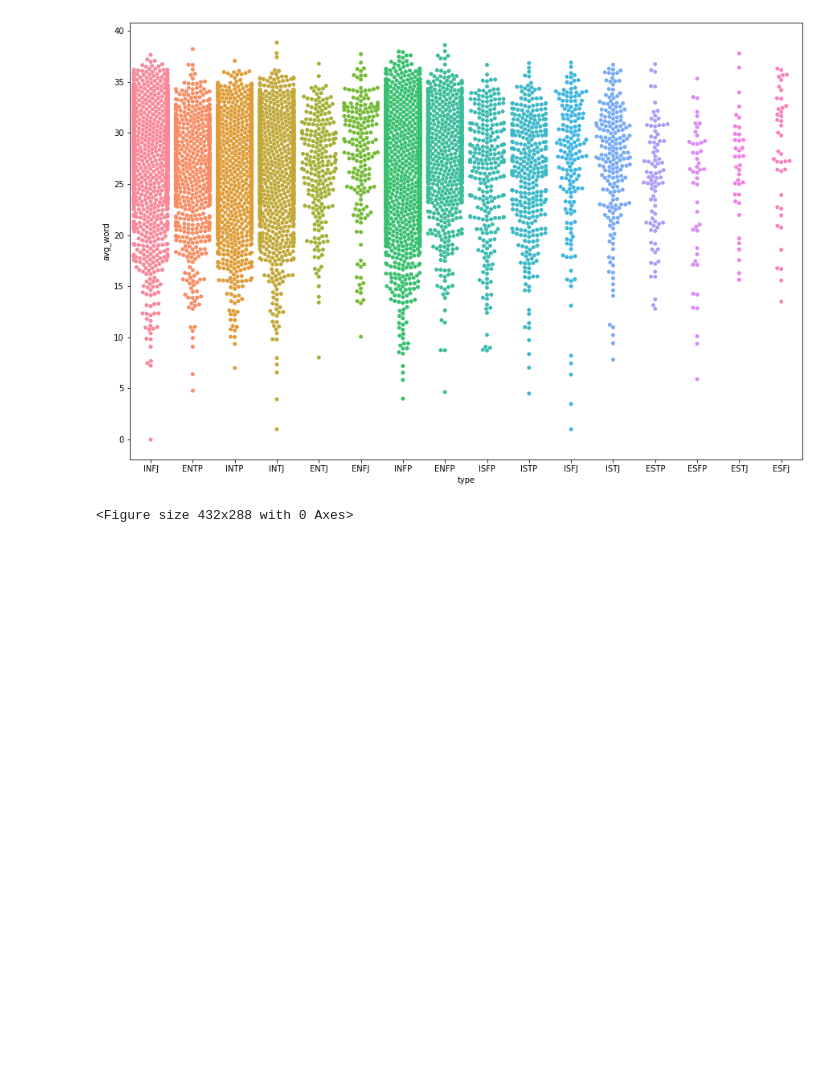
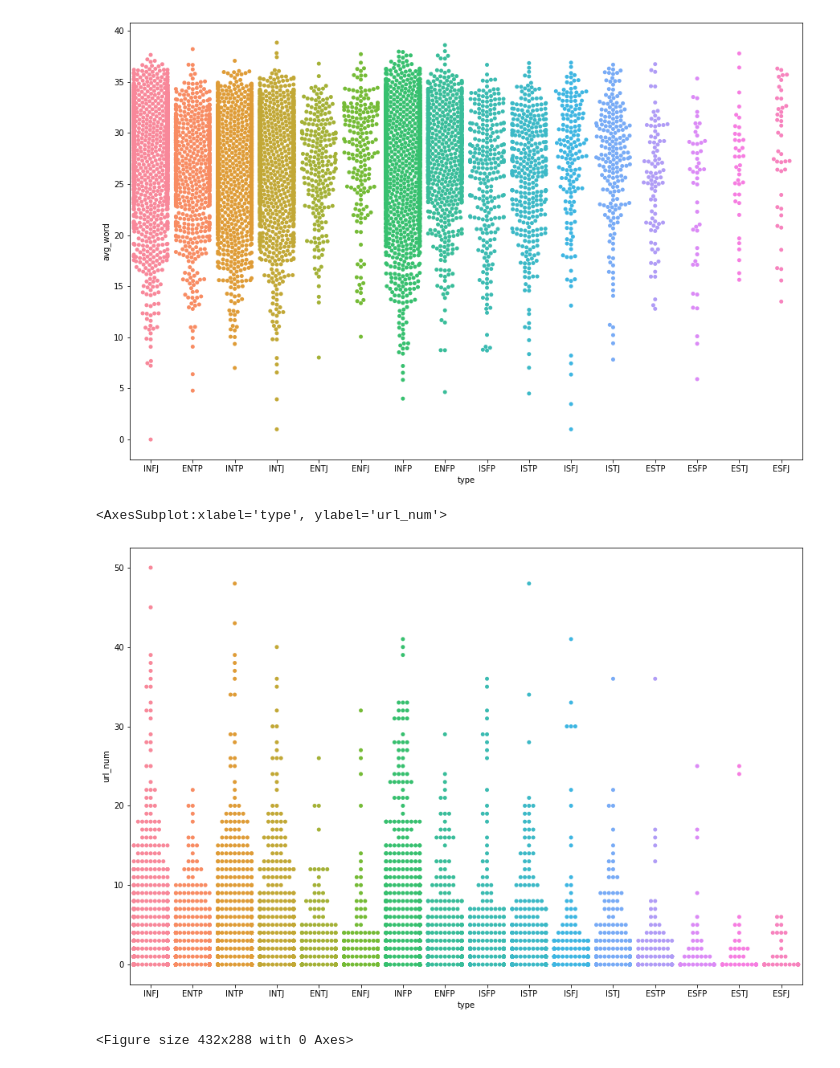
Before and after one commit to com-480-data-visualization/datavis-project-2022-nomorebugs, a Jupyter notebook: data/DataAnalysis.ipynb, the cells around one changed output. Drawn from its saved outputs; the diff is of its cells as text; code cells hidden in the pictures; blank space fills up the shorter version.

Commit message:
figure of avg urls for dataset "post"

```diff
--- a/data/DataAnalysis.ipynb
+++ b/data/DataAnalysis.ipynb
@@ -178,6 +178,14 @@ sns.swarmplot("type", "avg_word", data=df)
 # %% [output]
 <AxesSubplot:xlabel='type', ylabel='avg_word'>
 [figure]
+# %%
+import matplotlib.pyplot as plt
+import seaborn as sns
+plt.figure(figsize=(15,10))
+sns.swarmplot("type", "url_num", data=df)
+# %% [output]
+<AxesSubplot:xlabel='type', ylabel='url_num'>
+[figure, added]
 # %%
 import matplotlib.pyplot as plt
 # average characters and words
```
